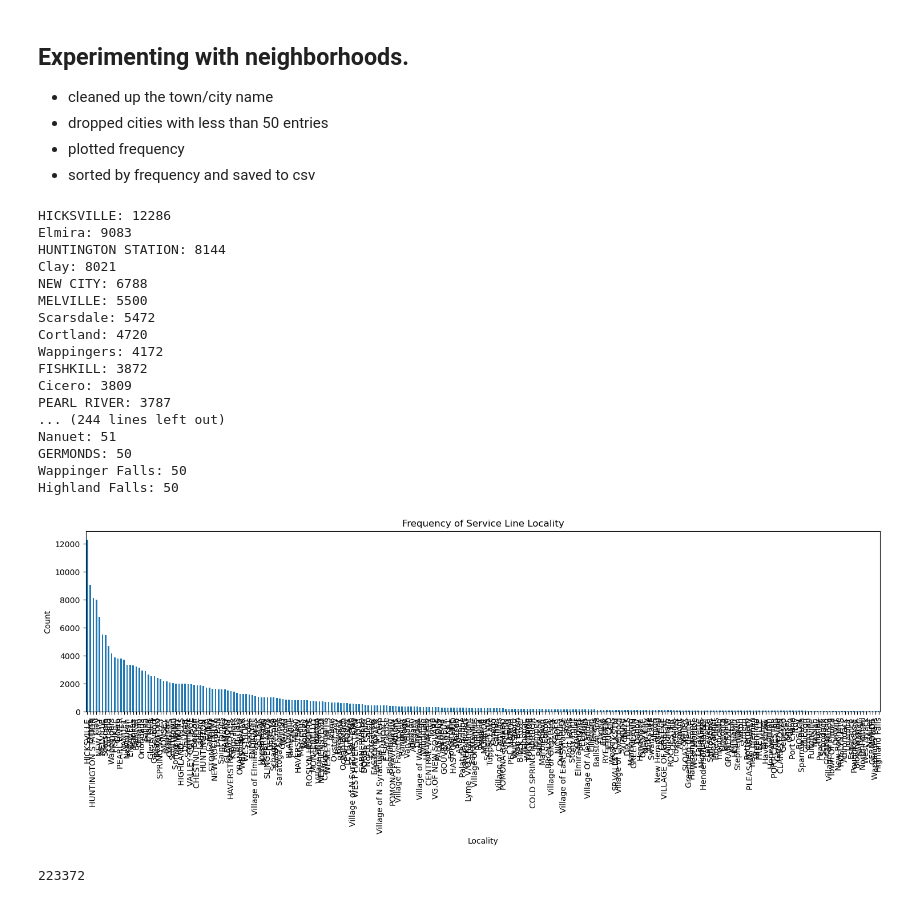
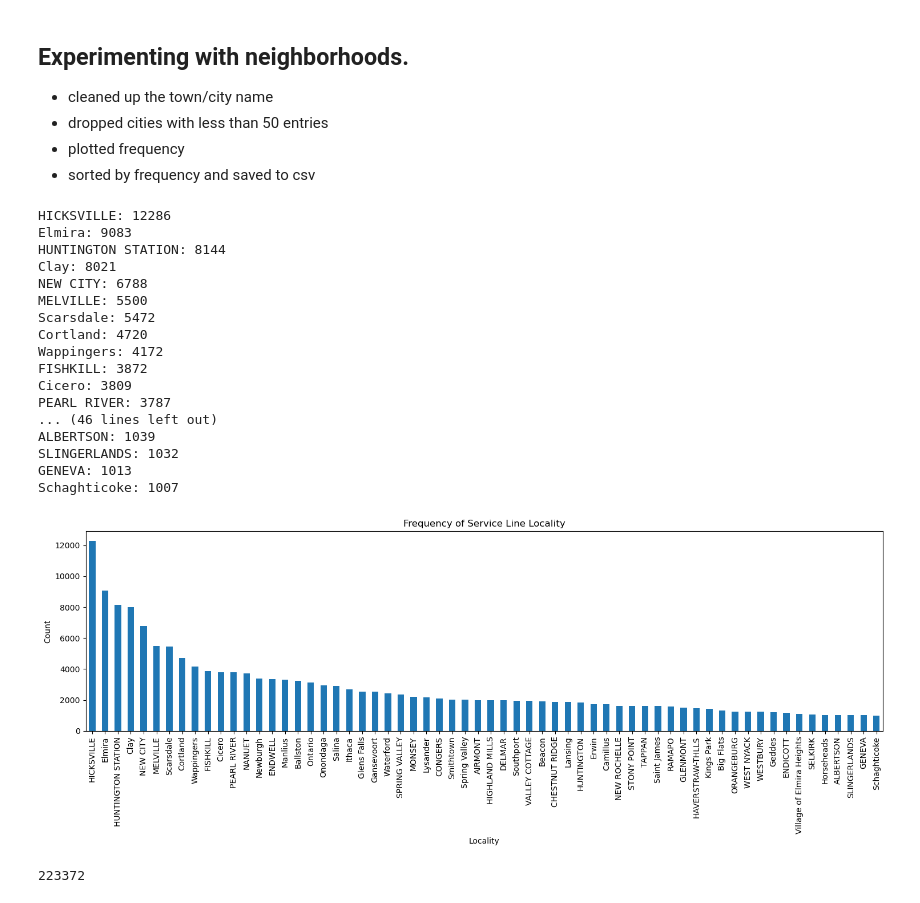
Before and after one commit to AvalonAce/ML-Lead-Service-Line-Prediction, a Jupyter notebook: models/preprocessing.ipynb, the cells around one changed output. Saved outputs shown, nothing was run; the diff lists cells and outputs as text; code cells hidden in the pictures.

```diff
--- a/models/preprocessing.ipynb
+++ b/models/preprocessing.ipynb
@@ -168,7 +168,7 @@ data_certain.loc[:, 'Service Line Locality'] = data_certain['Service Line Locali
 locality_counts = data_certain['Service Line Locality'].value_counts()
 
 
-n = 50  # threshold to drop
+n = 1000#50  # threshold to drop
 localities_to_keep = locality_counts[locality_counts >= n].index
 data_certain = data_certain[data_certain['Service Line Locality'].isin(localities_to_keep)]
 locality_counts = data_certain['Service Line Locality'].value_counts()
@@ -178,39 +178,39 @@ for locality, count in locality_counts.items():
     print(f"{locality}: {count}")
 
 import matplotlib.pyplot as plt
 
 # Plot the frequency diagram (bar chart)
 plt.figure(figsize=(15, 6))
 locality_counts.plot(kind='bar')
 plt.xlabel('Locality')
 plt.ylabel('Count')
 plt.title('Frequency of Service Line Locality')
 plt.tight_layout()
 plt.show()
 
 # Reorder data_certain so that rows are sorted by the frequency of their 'Service Line Locality'
 data_certain = data_certain.set_index('Service Line Locality').loc[locality_counts.index].reset_index()
 
 data_certain.to_csv('../data/processed/NY_SLI_YEARS_ADJUSTED_NO_UNKNOWNS.csv', index=False)
 # %% [output]
 HICKSVILLE: 12286
 Elmira: 9083
 HUNTINGTON STATION: 8144
 Clay: 8021
 NEW CITY: 6788
 MELVILLE: 5500
 Scarsdale: 5472
 Cortland: 4720
 Wappingers: 4172
 FISHKILL: 3872
 Cicero: 3809
 PEARL RIVER: 3787
-... (244 lines left out)
-Nanuet: 51
-GERMONDS: 50
-Wappinger Falls: 50
-Highland Falls: 50
+... (46 lines left out)
+ALBERTSON: 1039
+SLINGERLANDS: 1032
+GENEVA: 1013
+Schaghticoke: 1007
-[figure, old version]
+[figure, new version]
 # %%
 len(data_certain)
 # %% [output]
```
Also changed, not shown: parts of 3 cells of this notebook, 3 other files.
